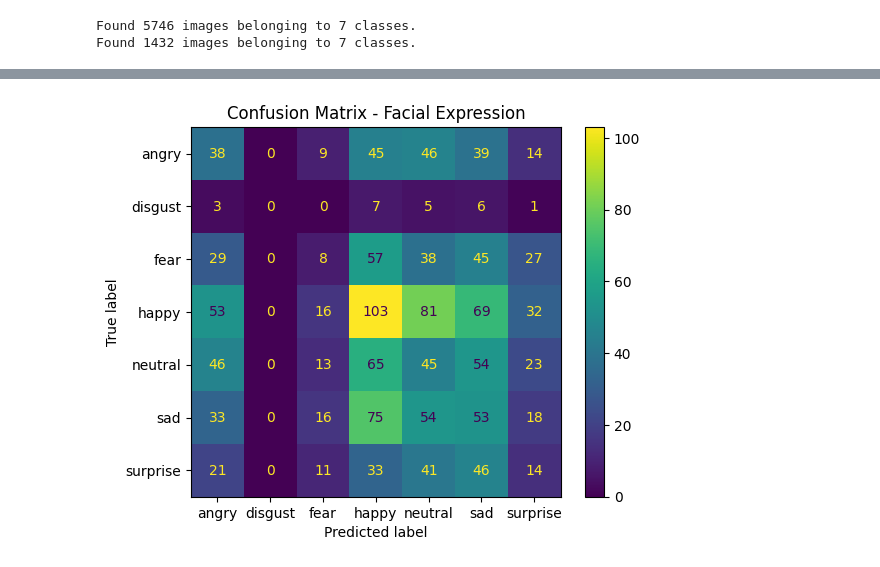
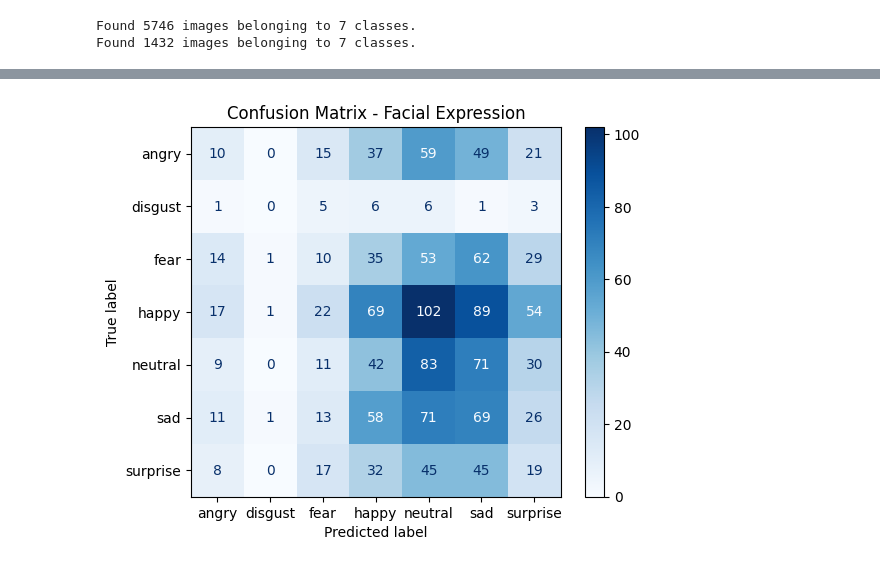
Before and after one commit to shoboske/facial-emotion-classification-project, a Jupyter notebook: main.ipynb, the cells around one changed output, grey strips where cells are left out. Cells and saved outputs as stored; diff of their text form; code cells hidden in the pictures.

```diff
--- a/main.ipynb
+++ b/main.ipynb
@@ -66,7 +84,7 @@ for layer in base_model.layers:
 
 # 4. Model compilation and training
 model.compile(optimizer=Adam(learning_rate=0.0001), loss='categorical_crossentropy', metrics=['accuracy'])
-callback = tf.keras.callbacks.EarlyStopping(monitor='val_loss', patience=2, mode='min')
+callback = tf.keras.callbacks.EarlyStopping(monitor='val_loss', patience=10, mode='min')
 
 history = model.fit(
     train_generator,
@@ -151,7 +159,7 @@ disp = ConfusionMatrixDisplay(confusion_matrix=cm,
                               display_labels=validation_generator.class_indices)
 # Assuming your generator has class_indices for labels
 
-disp.plot(include_values=True, cmap='viridis', ax=None, xticks_rotation='horizontal')
+disp.plot(include_values=True, cmap='Blues', ax=None, xticks_rotation='horizontal')
 plt.title("Confusion Matrix - Facial Expression")
 plt.show()
 print("\n\n")
@@ -160 +168 @@ print("\n\n")
-[figure, old version]
+[figure, new version]
```
Also changed, not shown: parts of 6 cells of this notebook.
